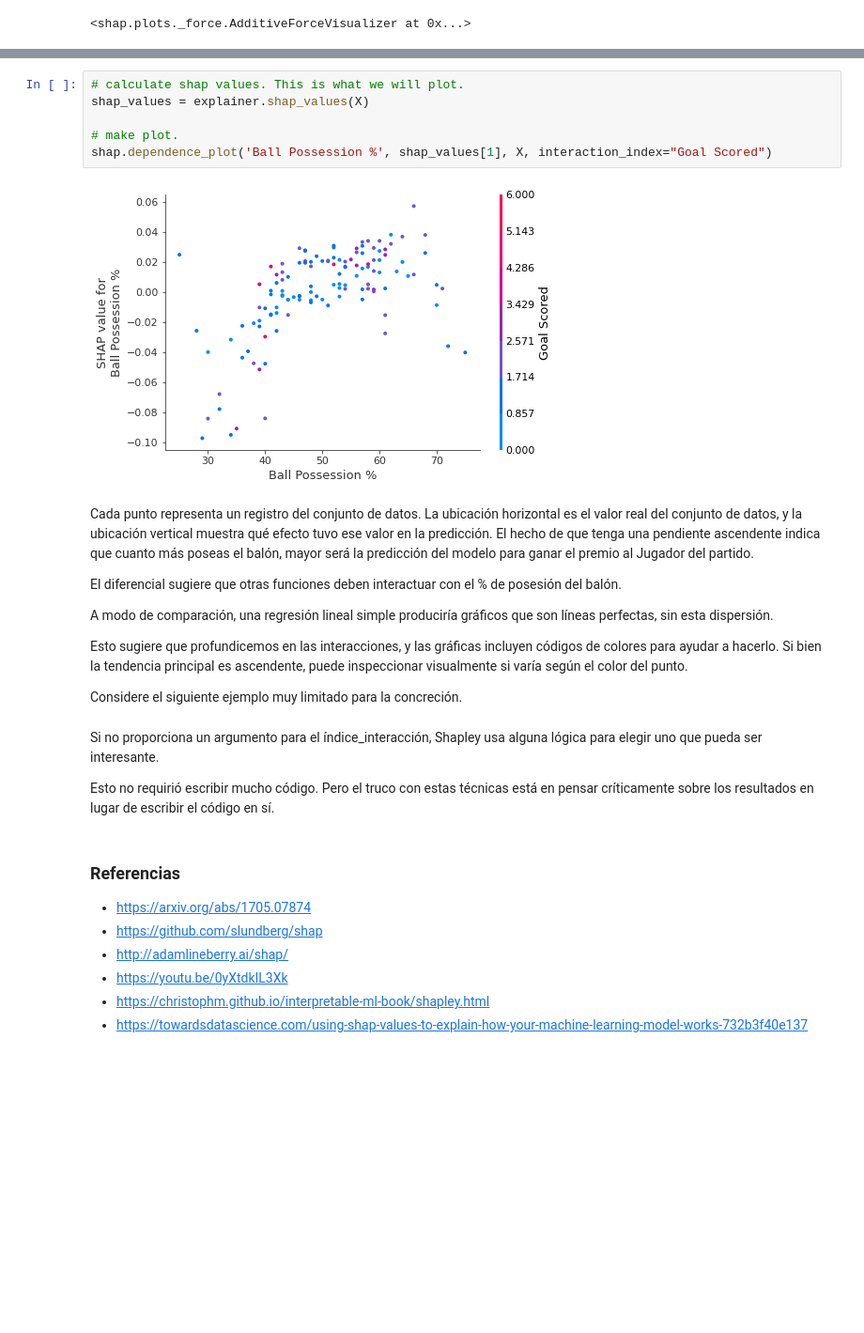
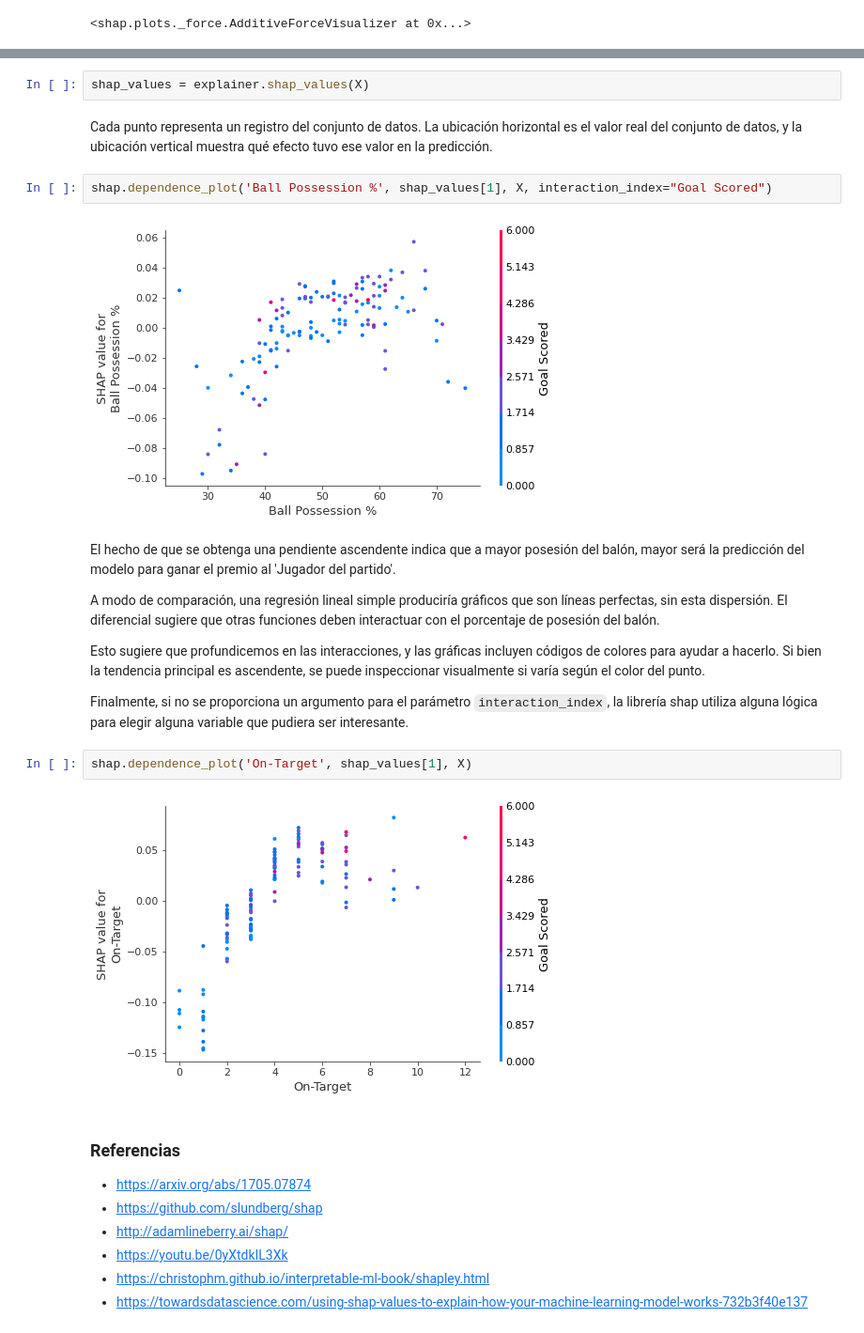
Before and after one commit to FernandoBRdgz/inteligencia_artificial, a Jupyter notebook: explicabilidad_de_modelos/explicaciones_aditivas_con_valor_de_shapley.ipynb, the cells around one changed output, grey strips where cells are left out. Shown at 94% size. Cells and saved outputs as stored; diff of their text form; blank space fills up the shorter version.

```diff
--- a/explicabilidad_de_modelos/explicaciones_aditivas_con_valor_de_shapley.ipynb
+++ b/explicabilidad_de_modelos/explicaciones_aditivas_con_valor_de_shapley.ipynb
@@ -237,25 +324,23 @@ Pero hay muchas cosas que no muestran. Por ejemplo, ¿cuál es la distribución
+# %%
+shap_values = explainer.shap_values(X)
+# %% [markdown]
+Cada punto representa un registro del conjunto de datos. La ubicación horizontal es el valor real del conjunto de datos, y la ubicación vertical muestra qué efecto tuvo ese valor en la predicción.
 # %%
-# calculate shap values. This is what we will plot.
-shap_values = explainer.shap_values(X)
-
-# make plot.
 shap.dependence_plot('Ball Possession %', shap_values[1], X, interaction_index="Goal Scored")
 # %% [output]
 [figure]
 # %% [markdown]
-Cada punto representa un registro del conjunto de datos. La ubicación horizontal es el valor real del conjunto de datos, y la ubicación vertical muestra qué efecto tuvo ese valor en la predicción. El hecho de que tenga una pendiente ascendente indica que cuanto más poseas el balón, mayor será la predicción del modelo para ganar el premio al Jugador del partido.
+El hecho de que se obtenga una pendiente ascendente indica que a mayor posesión del balón, mayor será la predicción del modelo para ganar el premio al 'Jugador del partido'.
 
-El diferencial sugiere que otras funciones deben interactuar con el % de posesión del balón.
+A modo de comparación, una regresión lineal simple produciría gráficos que son líneas perfectas, sin esta dispersión. El diferencial sugiere que otras funciones deben interactuar con el porcentaje de posesión del balón.
 
-A modo de comparación, una regresión lineal simple produciría gráficos que son líneas perfectas, sin esta dispersión.
+Esto sugiere que profundicemos en las interacciones, y las gráficas incluyen códigos de colores para ayudar a hacerlo. Si bien la tendencia principal es ascendente, se puede inspeccionar visualmente si varía según el color del punto.
 
-Esto sugiere que profundicemos en las interacciones, y las gráficas incluyen códigos de colores para ayudar a hacerlo. Si bien la tendencia principal es ascendente, puede inspeccionar visualmente si varía según el color del punto.
-
-Considere el siguiente ejemplo muy limitado para la concreción.
+Finalmente, si no se proporciona un argumento para el parámetro `interaction_index`, la librería shap utiliza alguna lógica para elegir alguna variable que pudiera ser interesante.
-# %% [markdown]
-Si no proporciona un argumento para el índice_interacción, Shapley usa alguna lógica para elegir uno que pueda ser interesante.
-
-Esto no requirió escribir mucho código. Pero el truco con estas técnicas está en pensar críticamente sobre los resultados en lugar de escribir el código en sí.
+# %%
+shap.dependence_plot('On-Target', shap_values[1], X)
+# %% [output]
+[figure, added]
 # %% [markdown]
 ### Referencias
 
```
Also changed, not shown: parts of 29 cells of this notebook.
